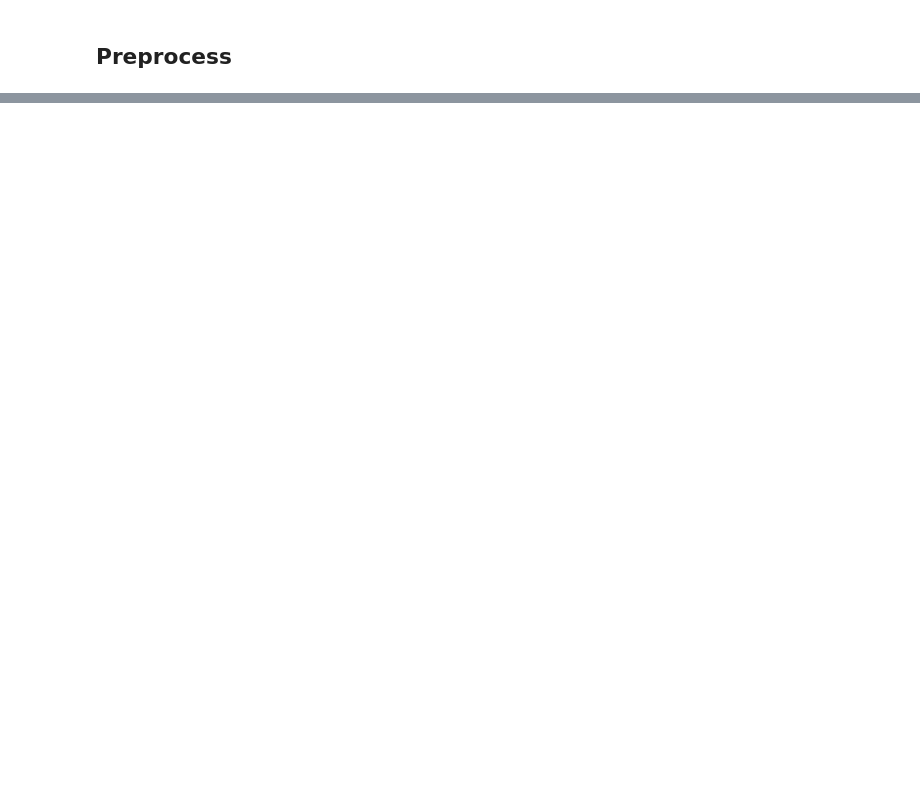
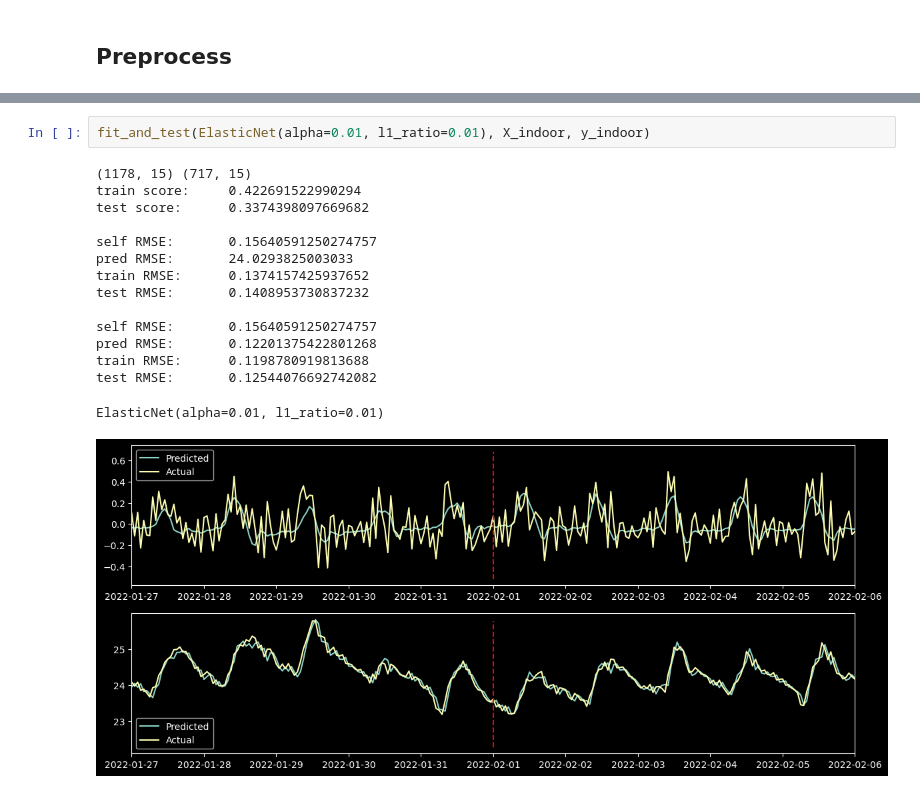
Before and after one commit to xsjk/ART1425-Project, a Jupyter notebook: preprocess.ipynb, the cells around one changed output, grey strips where cells are left out. Saved outputs shown, nothing was run; the diff lists cells and outputs as text; blank space fills up the shorter version.

```diff
--- a/preprocess.ipynb
+++ b/preprocess.ipynb
@@ -1083,0 +139,18 @@ data[['pri_supp_t', 'pri_back_t', 'pri_flow', 'sec_supp_t', 'sec_back_t',
+# %%
+fit_and_test(ElasticNet(alpha=0.01, l1_ratio=0.01), X_indoor, y_indoor)
+# %% [output]
+(1178, 15) (717, 15)
+train score:     0.422691522990294
+test score:      0.3374398097669682
+
+self RMSE:       0.15640591250274757
+pred RMSE:       24.0293825003033
+train RMSE:      0.1374157425937652
+test RMSE:       0.1408953730837232
+
+self RMSE:       0.15640591250274757
+pred RMSE:       0.12201375422801268
+train RMSE:      0.1198780919813688
+test RMSE:       0.12544076692742082
+ElasticNet(alpha=0.01, l1_ratio=0.01)
+[figure, added]
```
Also changed, not shown: parts of 59 cells of this notebook, 11 other files.
